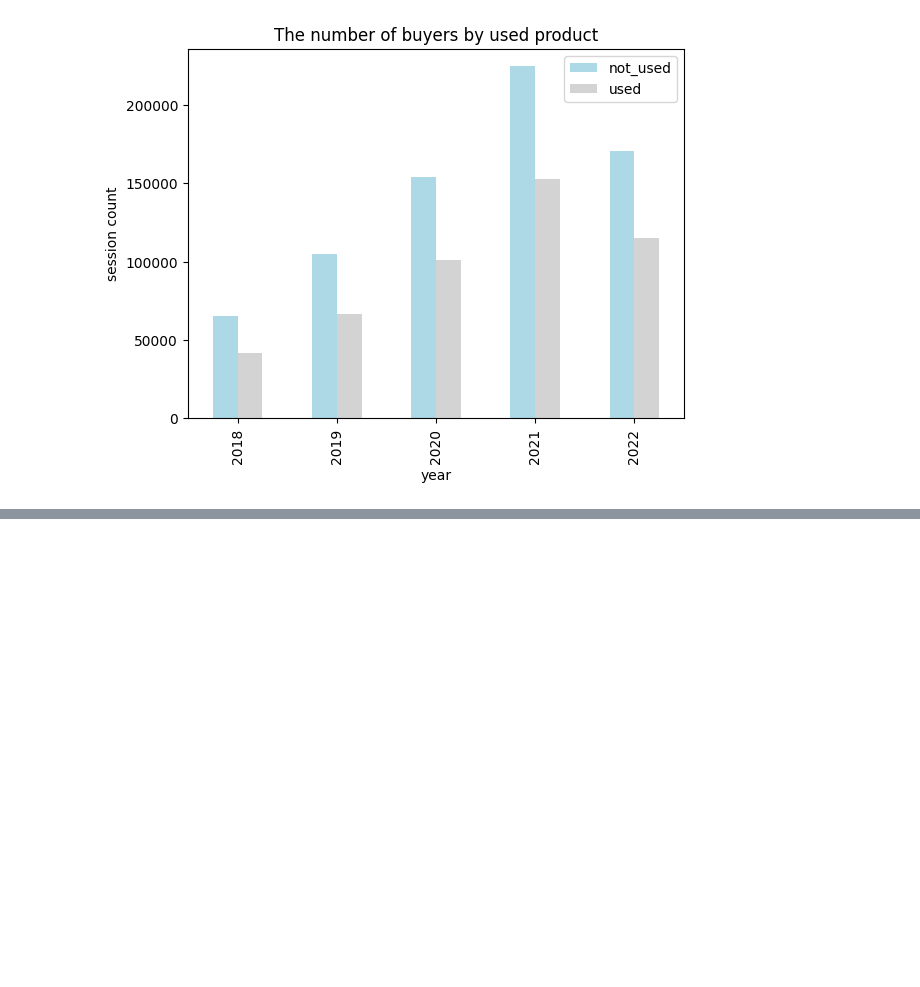
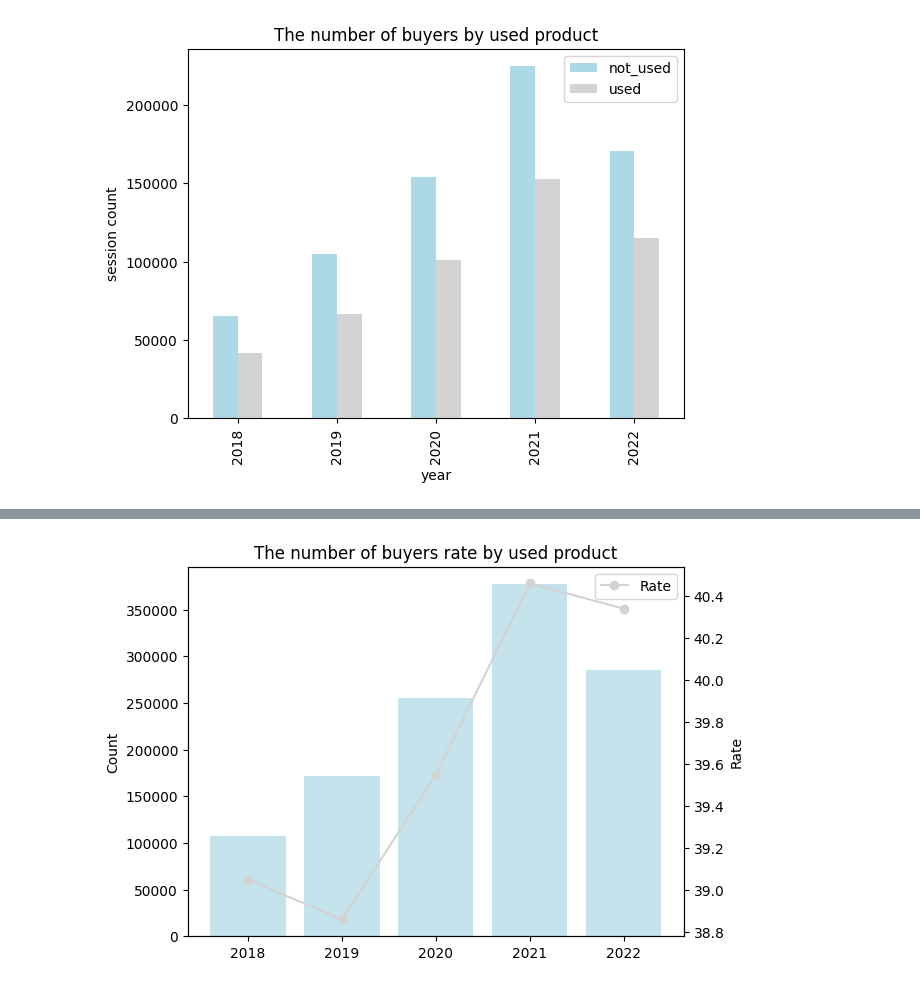
Before and after one commit to OKOKproject/ecommerce_project, a Jupyter notebook: TP2.ipynb, the cells around one changed output, grey strips where cells are left out. Cells and saved outputs as stored; diff of their text form; code cells hidden in the pictures; blank space fills up the shorter version.

```diff
--- a/TP2.ipynb
+++ b/TP2.ipynb
@@ -102,6 +107,6 @@ import numpy as np
 # %%
 product = pd.read_csv('/content/drive/MyDrive/TP2/prodcut_used.csv')
-transaction = pd.read_csv('/content/drive/MyDrive/TP2/ecommerce_project/transaction_new.csv')
+transaction = pd.read_csv('/content/drive/MyDrive/TP2/transaction_used.csv')
 # %%
 # transaction에 product 중고여부 입력
 for i in range(len(transaction)):
@@ -226,0 +339,23 @@ plt.show()
+# %%
+import matplotlib.pyplot as plt
+
+labels = ['Not Used', 'Used']
+colors = ['#ADD8E6', '#D3D3D3']
+
+fig, ax1 = plt.subplots()
+
+ax1.bar(range(len(df_rate)), df_rate['sum'], alpha=0.7, color=colors[0])
+ax1.set_ylabel('Count')
+
+ax2 = ax1.twinx()
+ax2.plot(df_rate['1_rate'], color=colors[1], marker='o')
+ax2.set_ylabel('Rate')
+
+plt.title('The number of buyers rate by used product')
+plt.xlabel('Year')
+plt.legend(['Rate'])
+plt.xticks(range(len(df_rate)), df_rate['연도'])
+
+plt.show()
+# %% [output]
+[figure, added]
```
Also changed, not shown: parts of 11 cells of this notebook.
